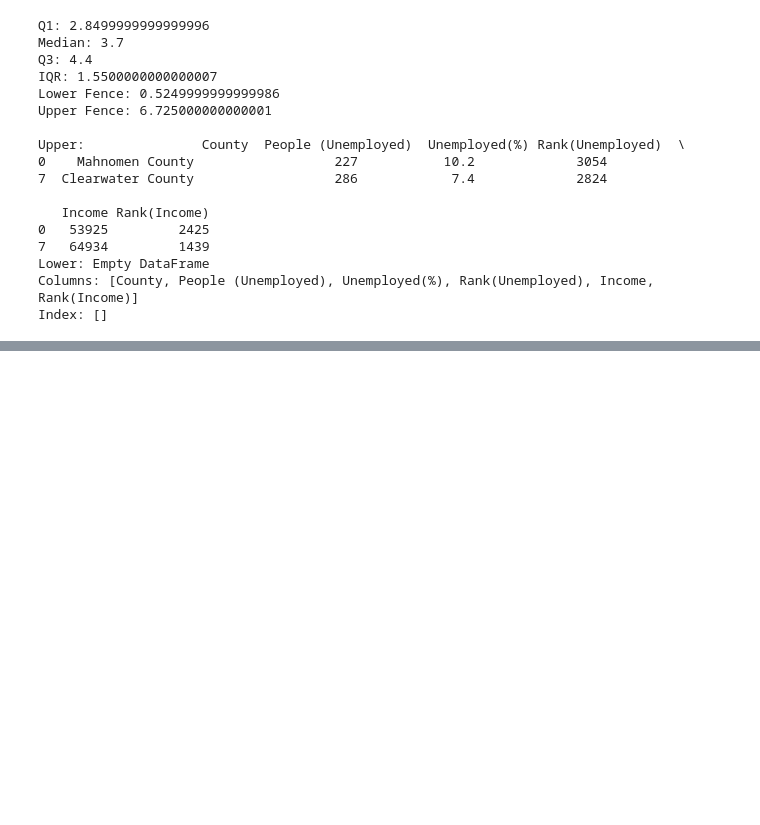
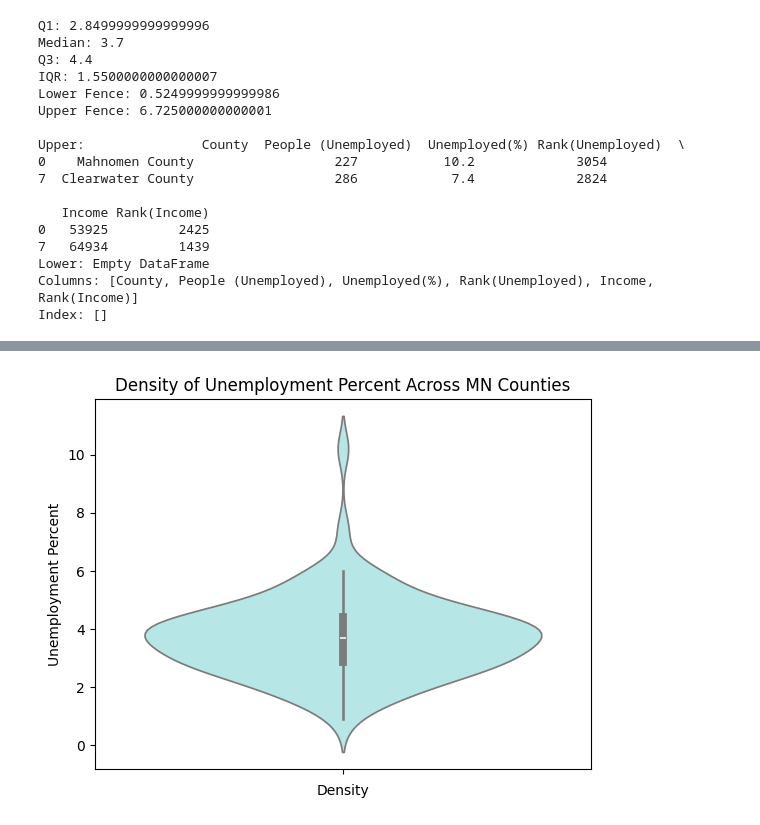
Before and after one commit to erwollmering/Project3, a Jupyter notebook: analysis.ipynb, the cells around one changed output, grey strips where cells are left out. Cells and saved outputs as stored; diff of their text form; code cells hidden in the pictures; blank space fills up the shorter version.

```diff
--- a/analysis.ipynb
+++ b/analysis.ipynb
@@ -159,0 +163,11 @@ bplot = ax.boxplot(county_df['Income'])
+# %%
+vp_unempperc = county_df['Unemployed(%)']
+
+sns.violinplot(vp_unempperc, inner='box', color='paleturquoise')
+
+plt.title('Density of Unemployment Percent Across MN Counties')
+plt.ylabel('Unemployment Percent')
+plt.xlabel('Density')
+plt.savefig('graphs/unemp_percent_viloin')
+# %% [output]
+[figure, added]
```
Also changed, not shown: parts of 2 cells of this notebook, 4 other files.
